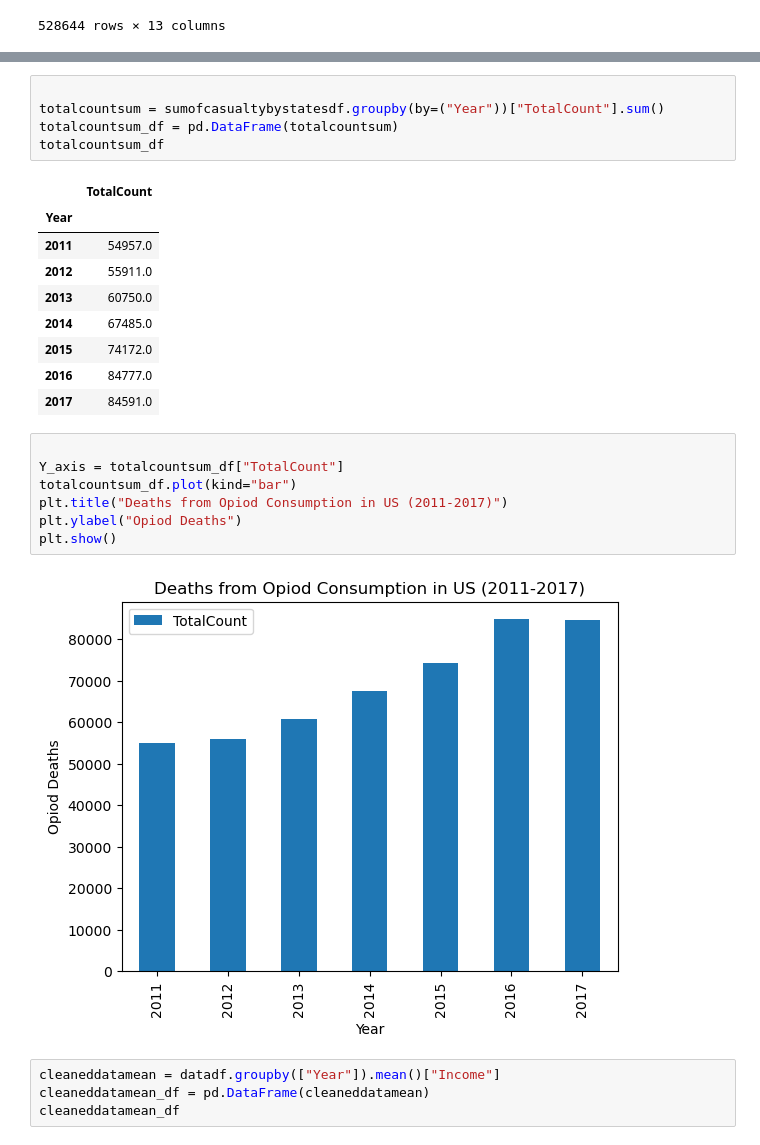
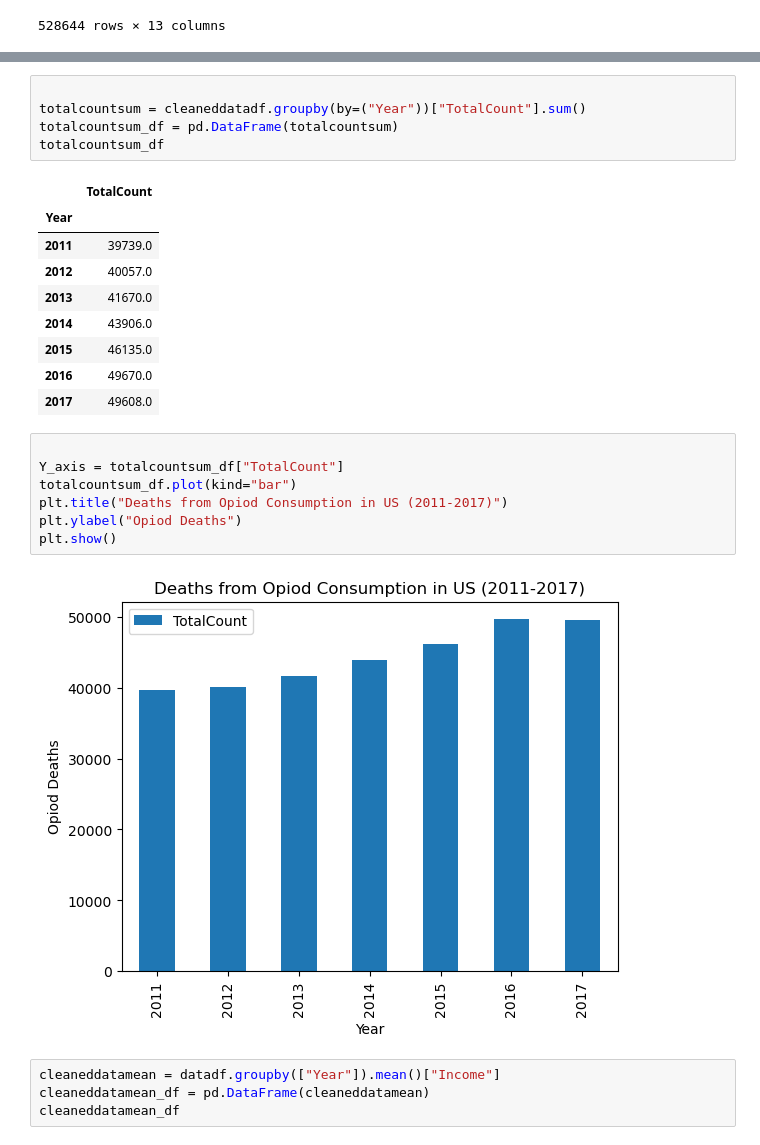
Before and after one commit to thesolecloset/Data-Wonders-Group-Project-1, a Jupyter notebook: Group-amit edit.ipynb, the cells around one changed output, grey strips where cells are left out. Cells and saved outputs as stored; diff of their text form.

```diff
--- a/Group-amit edit.ipynb
+++ b/Group-amit edit.ipynb
@@ -169,18 +186,18 @@ cleaneddatadf.head(80)
 # %%
 
-totalcountsum = sumofcasualtybystatesdf.groupby(by=("Year"))["TotalCount"].sum()
+totalcountsum = cleaneddatadf.groupby(by=("Year"))["TotalCount"].sum()
 totalcountsum_df = pd.DataFrame(totalcountsum)
 totalcountsum_df
 # %% [output]
 |  | TotalCount |
 | Year |  |
-| 2011 | 54957.0 |
-| 2012 | 55911.0 |
-| 2013 | 60750.0 |
-| 2014 | 67485.0 |
-| 2015 | 74172.0 |
-| 2016 | 84777.0 |
-| 2017 | 84591.0 |
+| 2011 | 39739.0 |
+| 2012 | 40057.0 |
+| 2013 | 41670.0 |
+| 2014 | 43906.0 |
+| 2015 | 46135.0 |
+| 2016 | 49670.0 |
+| 2017 | 49608.0 |
 # %%
 
 Y_axis = totalcountsum_df["TotalCount"]
@@ -189,7 +206,7 @@ plt.title("Deaths from Opiod Consumption in US (2011-2017)")
 plt.ylabel("Opiod Deaths")
 plt.show()
 # %% [output]
-[figure, old version]
+[figure, new version]
 # %%
 cleaneddatamean = datadf.groupby(["Year"]).mean()["Income"]
 cleaneddatamean_df = pd.DataFrame(cleaneddatamean)
```
Also changed, not shown: parts of 7 cells of this notebook, 1 other file.
